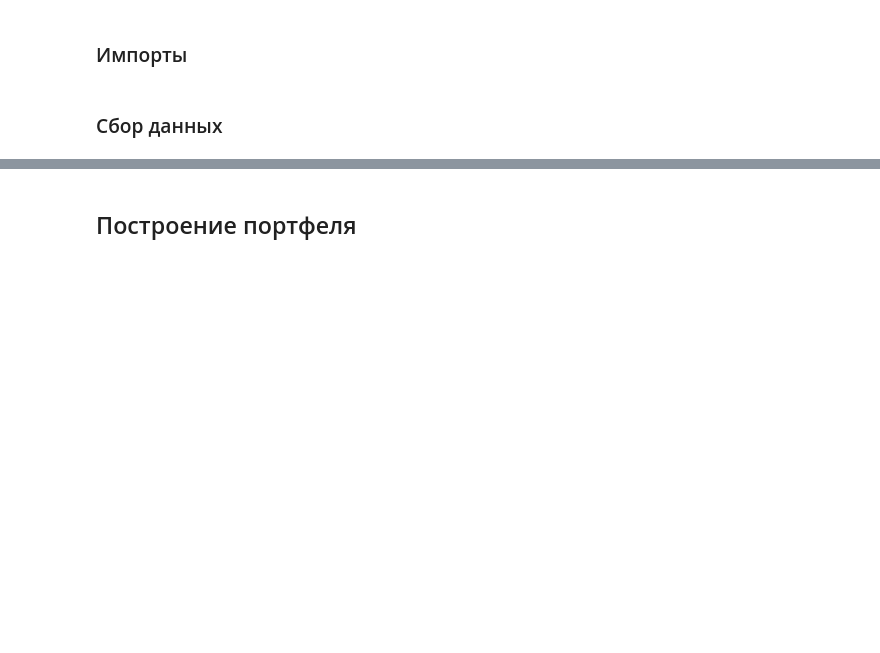
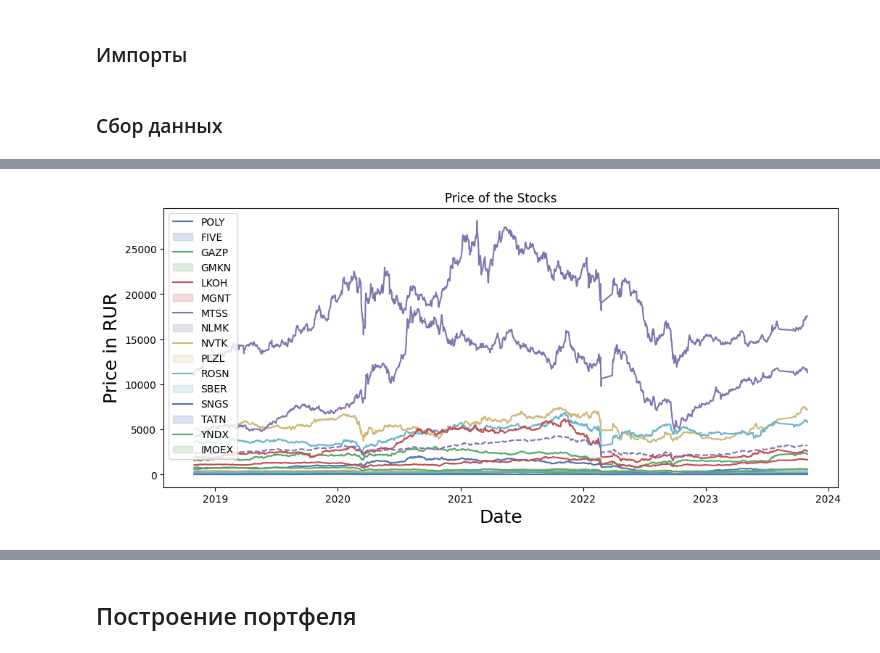
Before and after one commit to justniks/case_finance, a Jupyter notebook: portfolio_management.ipynb, the cells around one changed output, grey strips where cells are left out. Saved outputs shown, nothing was run; the diff lists cells and outputs as text; code cells hidden in the pictures; blank space fills up the shorter version.

```diff
--- a/portfolio_management.ipynb
+++ b/portfolio_management.ipynb
@@ -143,0 +84,17 @@ Name: CLOSE, Length: 1807, dtype: float64
+# %%
+def make_stock_table(start_date, end_date, stocks=blue_chips_names, market_proxy='IMOEX'):
+    df = pd.DataFrame()
+    for stock in stocks:
+        cur_series = pdr.get_data_moex(stock, start=start_date, end=end_date)['CLOSE']
+        df[stock] = cur_series
+    cur_series = pdr.get_data_moex(market_proxy, start=start_date, end=end_date)['CLOSE']
+    df_market_proxy = cur_series.to_frame()
+    del cur_series
+
+    return df, df_market_proxy
+# %%
+import warnings
+warnings.filterwarnings('ignore')
+
+# берем данные за 5 лет
+df_assets, df_benchmark = make_stock_table('31-10-2018', '31-10-2023')
@@ -143,0 +118,3 @@ Name: CLOSE, Length: 1807, dtype: float64
+# %%
+df_benchmark.rename(columns={'CLOSE': "IMOEX"}, inplace=True)
+df_benchmark
@@ -143,0 +136,17 @@ Name: CLOSE, Length: 1807, dtype: float64
+# %%
+def plot_stock_performance(df1, df2=None, df2_col='IMOEX'):
+    plt.figure(figsize=(12, 5))
+    for col in df1.columns.values:
+        sns.lineplot(data=df1[col], label=col)
+    sns.lineplot(data=df2[df2_col], label=df2_col, linestyle='--')
+    plt.title('Price of the Stocks')
+    plt.xlabel('Date', fontsize=18)
+    plt.ylabel('Price in RUR', fontsize=18)
+    plt.legend(
+        np.append(df1.columns.values, df2_col), loc='upper left'
+    )
+    plt.show();
+# %%
+plot_stock_performance(df1=df_assets, df2=df_benchmark)
+# %% [output]
+[figure, added]
```
Also changed, not shown: parts of 29 cells of this notebook.
